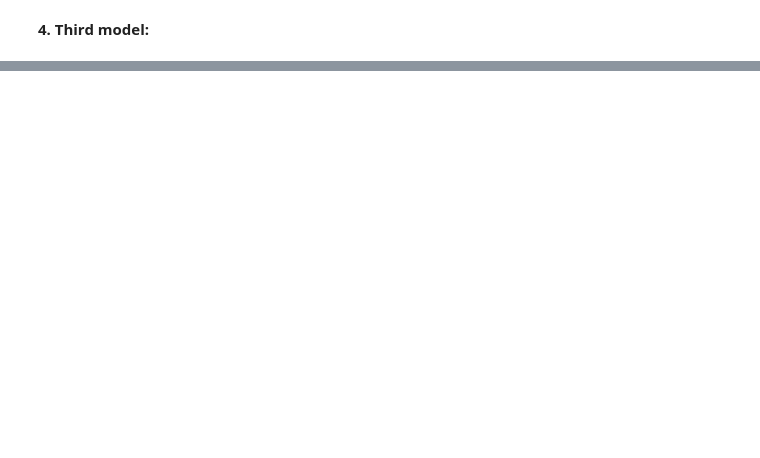
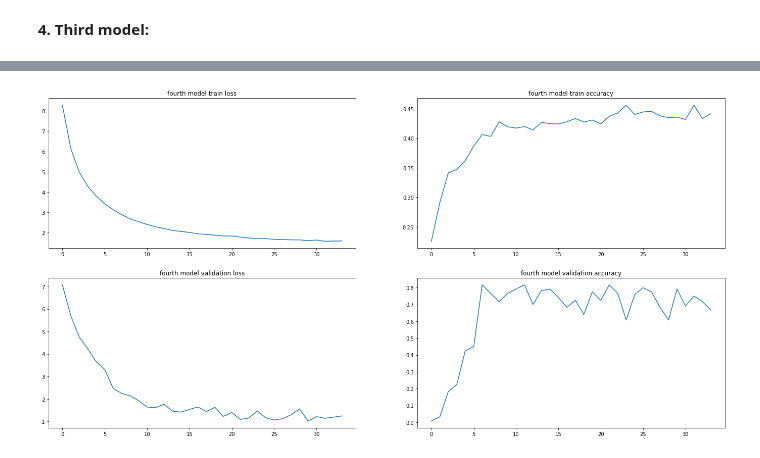
Before and after one commit to infoshareacademy/jdszr5-grupajeden, a Jupyter notebook: project_dl/models.ipynb, the cells around one changed output, grey strips where cells are left out. Saved outputs shown, nothing was run; the diff lists cells and outputs as text; code cells hidden in the pictures; blank space fills up the shorter version.

```diff
--- a/project_dl/models.ipynb
+++ b/project_dl/models.ipynb
@@ -349,0 +405,10 @@ plt.show()
+# %%
+fourth_model.compile(optimizer=tf.keras.optimizers.Adam(learning_rate=0.001),
+                     loss="sparse_categorical_crossentropy",
+                     metrics=["accuracy"])
+# %%
+fourth_results = fourth_model.fit(x,
+                                  train_y,
+                                  validation_split=0.05,
+                                  epochs=200,
+                                  callbacks=[early_stop])
@@ -349,0 +433,15 @@ plt.show()
+# %%
+fig, ax = plt.subplots(nrows=2, ncols=2, figsize=(24,12))
+
+ax[0][0].plot(fourth_results.history["loss"])
+ax[0][1].plot(fourth_results.history["accuracy"])
+ax[1][0].plot(fourth_results.history["val_loss"])
+ax[1][1].plot(fourth_results.history["val_accuracy"])
+
+ax[0][0].set_title("fourth model train loss")
+ax[0][1].set_title("fourth model train accuracy")
+ax[1][0].set_title("fourth model validation loss")
+ax[1][1].set_title("fourth model validation accuracy")
+plt.show()
+# %% [output]
+[figure, added]
```
Also changed, not shown: parts of 14 cells of this notebook.
